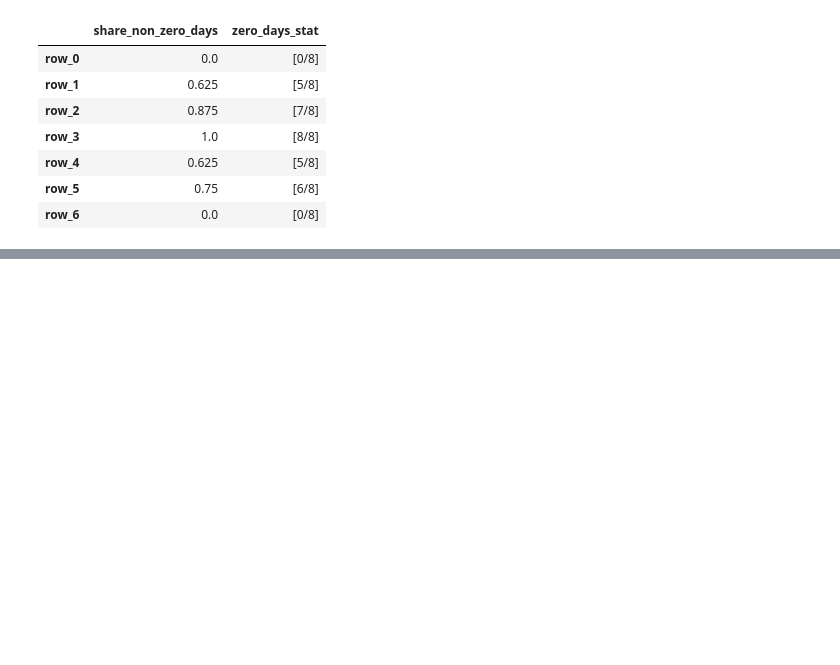
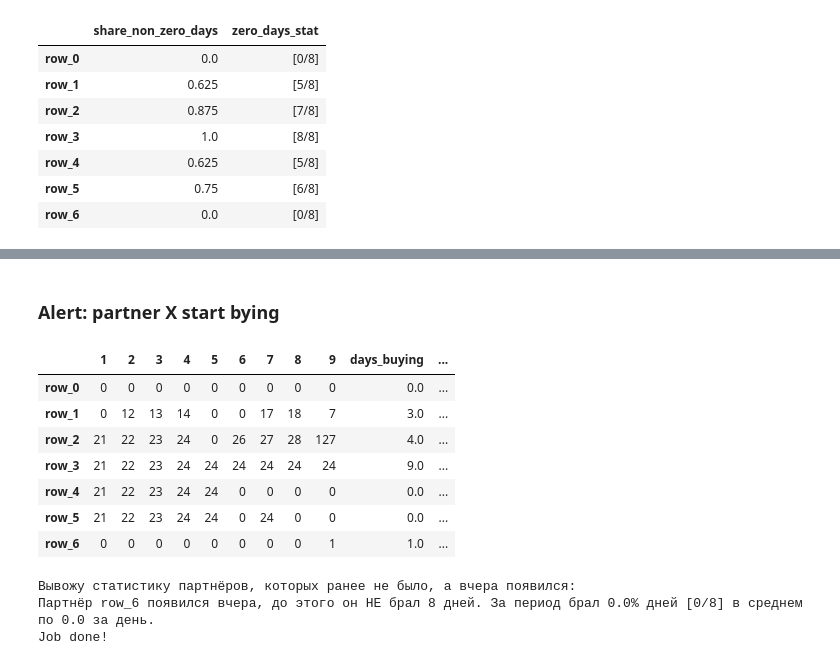
Before and after one commit to antisingle/s-alerts, a Jupyter notebook: alerts.ipynb, the cells around one changed output, grey strips where cells are left out. Cells and saved outputs as stored; diff of their text form; code cells hidden in the pictures; blank space fills up the shorter version.

```diff
--- a/alerts.ipynb
+++ b/alerts.ipynb
@@ -303,0 +381,44 @@ Job done!
+# %% [markdown]
+### Alert: partner X start bying
+# %%
+tt
+# %% [output]
+|  | 1 | 2 | 3 | 4 | 5 | 6 | 7 | 8 | 9 | days_buying | ... |
+| row_0 | 0 | 0 | 0 | 0 | 0 | 0 | 0 | 0 | 0 | 0.0 | ... |
+| row_1 | 0 | 12 | 13 | 14 | 0 | 0 | 17 | 18 | 7 | 3.0 | ... |
+| row_2 | 21 | 22 | 23 | 24 | 0 | 26 | 27 | 28 | 127 | 4.0 | ... |
+| row_3 | 21 | 22 | 23 | 24 | 24 | 24 | 24 | 24 | 24 | 9.0 | ... |
+| row_4 | 21 | 22 | 23 | 24 | 24 | 0 | 0 | 0 | 0 | 0.0 | ... |
+| row_5 | 21 | 22 | 23 | 24 | 24 | 0 | 24 | 0 | 0 | 0.0 | ... |
+| row_6 | 0 | 0 | 0 | 0 | 0 | 0 | 0 | 0 | 1 | 1.0 | ... |
+# %%
+print('Вывожу статистику партнёров, которых ранее не было, а вчера появился:')
+start_buying_df = tt.query('is_zero_yesterday == False & zero_days_before_yesterday != 0')
+
+for r in start_buying_df.index:
+    days_buying_before_yesterday = tt.loc[[r], 'days_buying_before_yesterday'][0]
+    share_non_zero_days = tt.loc[[r], 'share_non_zero_days'][0]
+    avg_by_nonzero_row = tt.loc[[r], 'avg_by_nonzero_row'][0]
+    stat_of_days_buying_before_yesterday = tt.loc[[r], 'zero_days_stat'][0]
+    zero_days_before_yesterday = tt.loc[[r], 'zero_days_before_yesterday'][0]
+
+    print(
+        ''
+        + 'Партнёр '
+        + r
+        + ' появился вчера, до этого он НЕ брал '
+        + str(int(zero_days_before_yesterday))
+        + ' дней. За период брал '
+        + str(share_non_zero_days * 100)
+        + '% дней '
+        + stat_of_days_buying_before_yesterday
+        + ' в среднем по '
+        + str(round(avg_by_nonzero_row, 1))
+        + ' за день.'
+    )
+
+print('Job done!')
+# %% [output]
+Вывожу статистику партнёров, которых ранее не было, а вчера появился:
+Партнёр row_6 появился вчера, до этого он НЕ брал 8 дней. За период брал 0.0% дней [0/8] в среднем по 0.0 за день.
+Job done!
```
Also changed, not shown: parts of 36 cells of this notebook, 2 other files.
